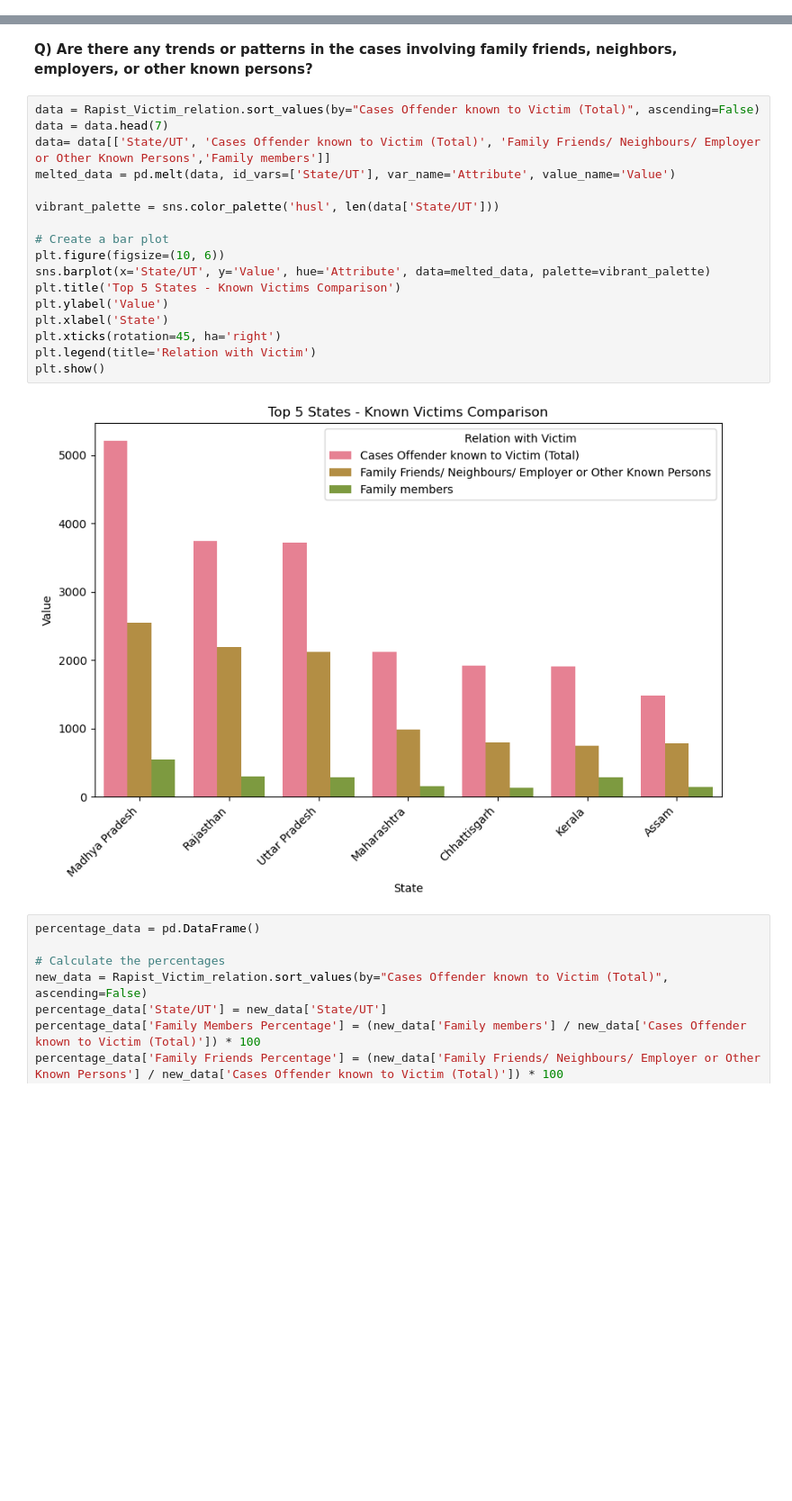
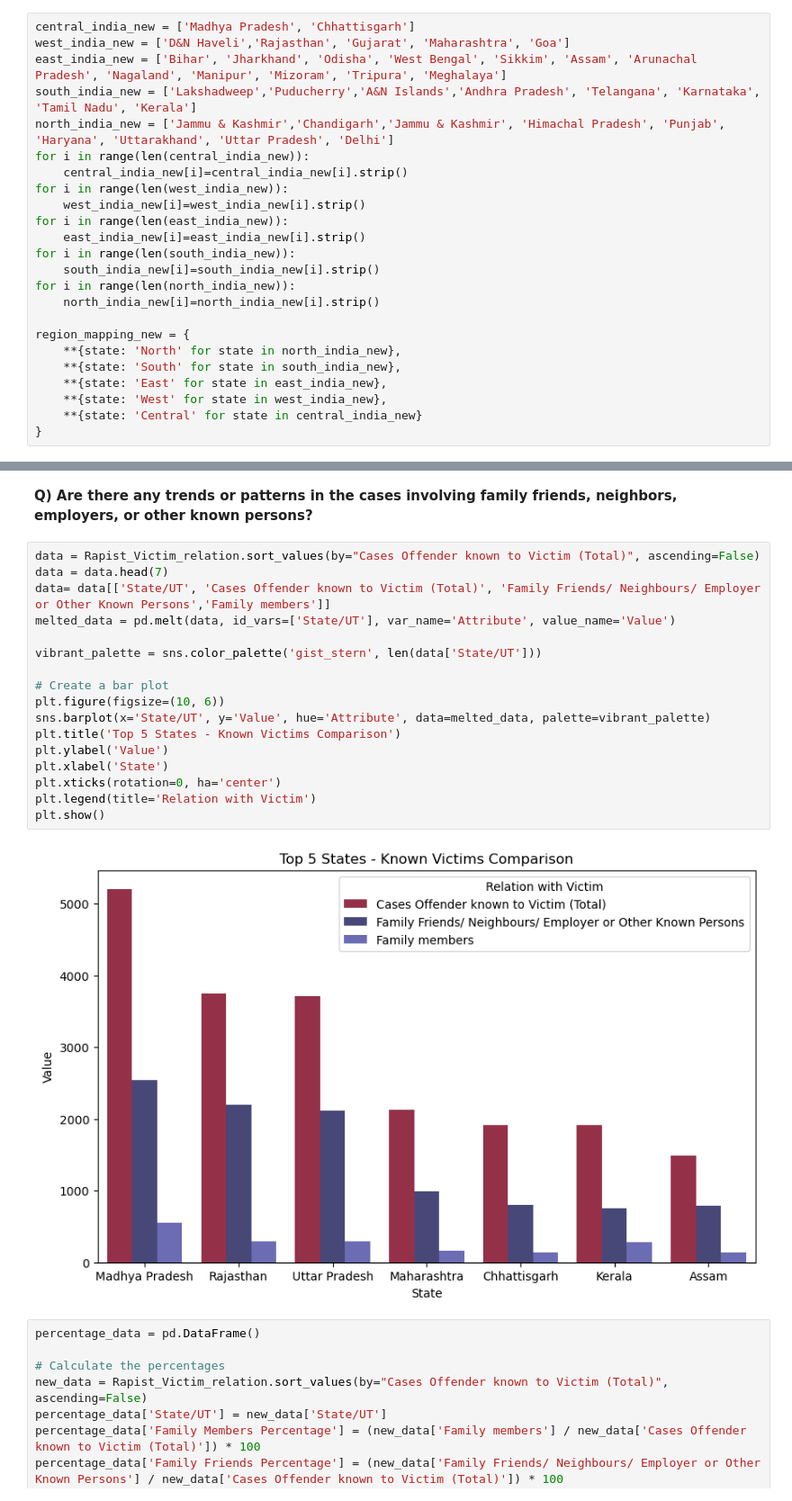
Before and after one commit to RajeevG187/Breaking-The-Scilence, a Jupyter notebook: DS250_project_EDA.ipynb, the cells around one changed output, grey strips where cells are left out. Shown at 90% size. Saved outputs shown, nothing was run; the diff lists cells and outputs as text; blank space fills up the shorter version.

Commit message:
Uploaded recent data

```diff
--- a/DS250_project_EDA.ipynb
+++ b/DS250_project_EDA.ipynb
@@ -96,3 +100,27 @@ plt.show()
+# %%
+central_india_new = ['Madhya Pradesh', 'Chhattisgarh']
+west_india_new = ['D&N Haveli','Rajasthan', 'Gujarat', 'Maharashtra', 'Goa']
+east_india_new = ['Bihar', 'Jharkhand', 'Odisha', 'West Bengal', 'Sikkim', 'Assam', 'Arunachal Pradesh', 'Nagaland', 'Manipur', 'Mizoram', 'Tripura', 'Meghalaya']
+south_india_new = ['Lakshadweep','Puducherry','A&N Islands','Andhra Pradesh', 'Telangana', 'Karnataka', 'Tamil Nadu', 'Kerala']
+north_india_new = ['Jammu & Kashmir','Chandigarh','Jammu & Kashmir', 'Himachal Pradesh', 'Punjab', 'Haryana', 'Uttarakhand', 'Uttar Pradesh', 'Delhi']
+for i in range(len(central_india_new)):
+    central_india_new[i]=central_india_new[i].strip()
+for i in range(len(west_india_new)):
+    west_india_new[i]=west_india_new[i].strip()
+for i in range(len(east_india_new)):
+    east_india_new[i]=east_india_new[i].strip()
+for i in range(len(south_india_new)):
+    south_india_new[i]=south_india_new[i].strip()
+for i in range(len(north_india_new)):
+    north_india_new[i]=north_india_new[i].strip()
+
+region_mapping_new = {
+    **{state: 'North' for state in north_india_new},
+    **{state: 'South' for state in south_india_new},
+    **{state: 'East' for state in east_india_new},
+    **{state: 'West' for state in west_india_new},
+    **{state: 'Central' for state in central_india_new}
+}
 # %%
 central_india = ['Madhya Pradesh ', 'Chhattisgarh ']
 west_india = ['Rajasthan ', 'Gujarat ', 'Maharashtra ', 'Goa ']
@@ -340,22 +469,22 @@ Rapist_Victim_relation[outliers].sort_values(by='Total Rape Cases (Known+unknown
 # %%
 data = Rapist_Victim_relation.sort_values(by="Cases Offender known to Victim (Total)", ascending=False)
 data = data.head(7)
 data= data[['State/UT', 'Cases Offender known to Victim (Total)', 'Family Friends/ Neighbours/ Employer or Other Known Persons','Family members']]
 melted_data = pd.melt(data, id_vars=['State/UT'], var_name='Attribute', value_name='Value')
 
-vibrant_palette = sns.color_palette('husl', len(data['State/UT']))
+vibrant_palette = sns.color_palette('gist_stern', len(data['State/UT']))
 
 # Create a bar plot
 plt.figure(figsize=(10, 6))
 sns.barplot(x='State/UT', y='Value', hue='Attribute', data=melted_data, palette=vibrant_palette)
 plt.title('Top 5 States - Known Victims Comparison')
 plt.ylabel('Value')
 plt.xlabel('State')
-plt.xticks(rotation=45, ha='right')
+plt.xticks(rotation=0, ha='center')
 plt.legend(title='Relation with Victim')
 plt.show()
 # %% [output]
-[figure, old version]
+[figure, new version]
 # %%
 percentage_data = pd.DataFrame()
 
```
Also changed, not shown: parts of 14 cells of this notebook.
